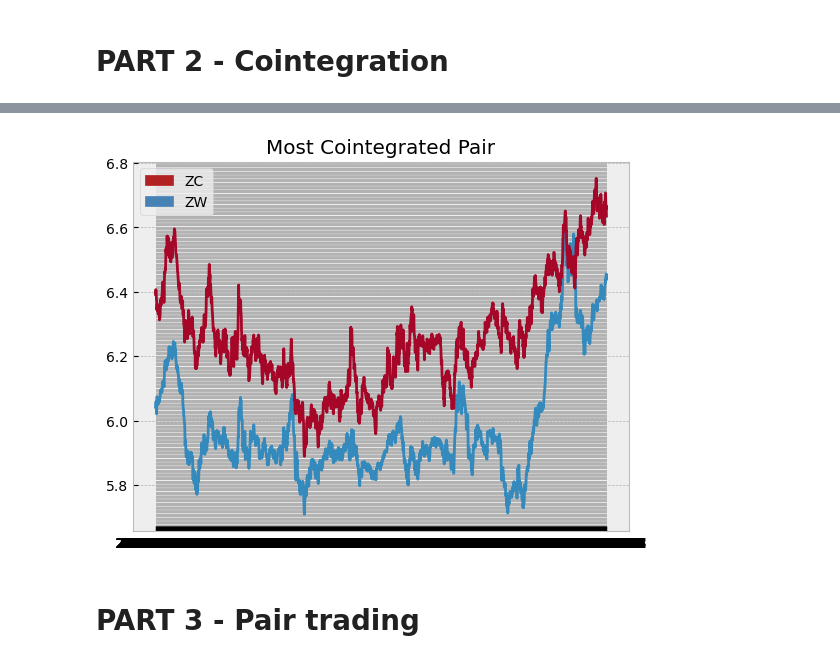
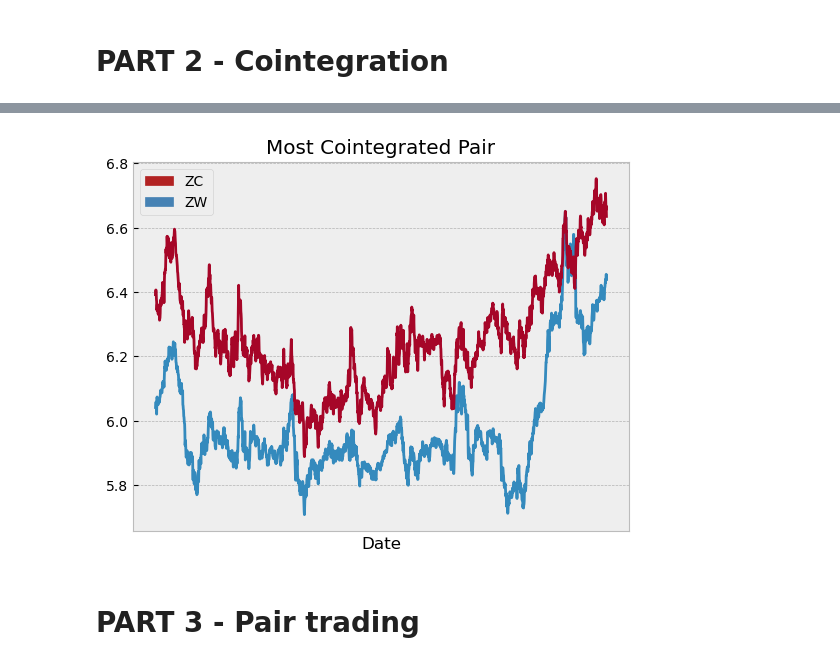
Before and after one commit to victoriawong1123/emf_project2, a Jupyter notebook: emf_project2.ipynb, the cells around one changed output, grey strips where cells are left out. Cells and saved outputs as stored; diff of their text form; code cells hidden in the pictures.

```diff
--- a/emf_project2.ipynb
+++ b/emf_project2.ipynb
@@ -503,16 +514,19 @@ The p-value for the pair [2, 0] is 0.0835
 # %%
 # TODO: Q2.5 Plot the time series of the prices of this pair of assets on the same graph
 # The most cointegrated pair of assets are ZC: Corn Futures and ZW: Wheat Futures
 
 plt.plot(df3)
 plt.title("Most Cointegrated Pair")
 red_patch = mpatches.Patch(color='firebrick', label='ZC')
 blue_patch = mpatches.Patch(color='steelblue', label='ZW')
 plt.legend(handles=[red_patch, blue_patch])
 plt.savefig("2.5 Most cointegrated pair.pdf")
+plt.xlabel('Date')
+plt.xticks([])
+plt.savefig('mostcointegrated.pdf')
 plt.show()
 # %% [output]
-[figure, old version]
+[figure, new version]
 # %% [markdown]
 # PART 3 - Pair trading
 # %% [markdown]
```
Also changed, not shown: parts of 26 cells of this notebook, 11 other files.
